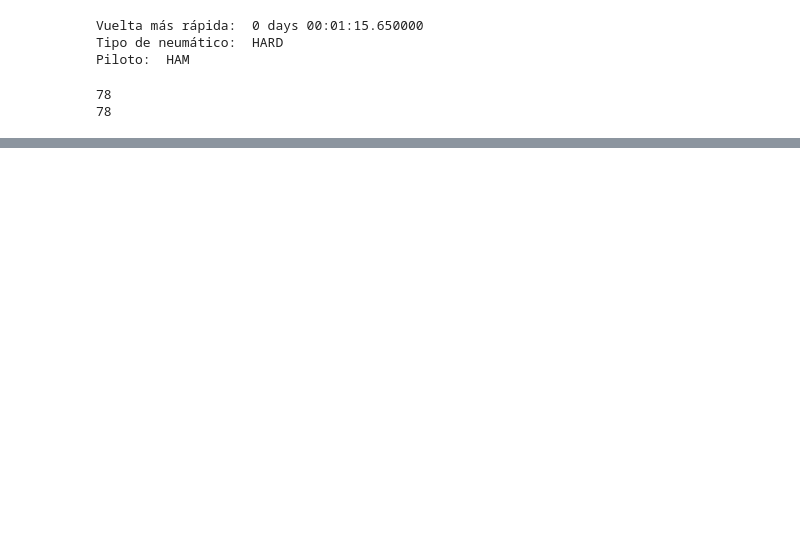
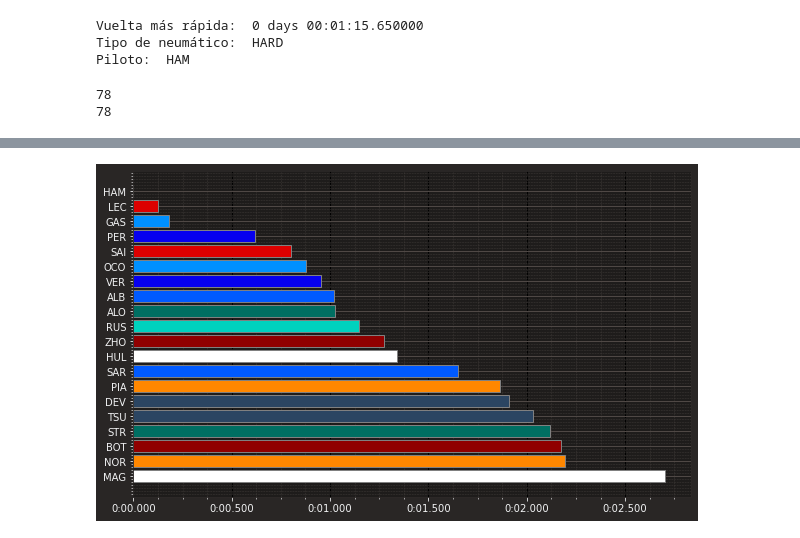
Before and after one commit to juliasabatel/GP_SPAIN_2013_ALONSO, a Jupyter notebook: GP_MONACO_2023_ALONSO.ipynb, the cells around one changed output, grey strips where cells are left out. Cells and saved outputs as stored; diff of their text form; code cells hidden in the pictures; blank space fills up the shorter version.

```diff
--- a/GP_MONACO_2023_ALONSO.ipynb
+++ b/GP_MONACO_2023_ALONSO.ipynb
@@ -226,0 +227,20 @@ print(fastest_laps[['Driver', 'LapTime', 'LapTimeDelta']])
+# %%
+team_colors = list()
+for index, lap in fastest_laps.iterlaps():
+    color = ff1.plotting.team_color(lap['Team'])
+    team_colors.append(color)
+# %%
+fig, ax = plt.subplots()
+ax.barh(fastest_laps.index, fastest_laps['LapTimeDelta'],
+        color=team_colors, edgecolor='grey')
+ax.set_yticks(fastest_laps.index)
+ax.set_yticklabels(fastest_laps['Driver'])
+
+# enseña el más rápido arriba
+ax.invert_yaxis()
+
+# dibuja lineas verticales dentro de la gráfica
+ax.set_axisbelow(True)
+ax.xaxis.grid(True, which='major', linestyle='--', color='black', zorder=-1000)
+# %% [output]
+[figure, added]
```
Also changed, not shown: parts of 30 cells of this notebook.
